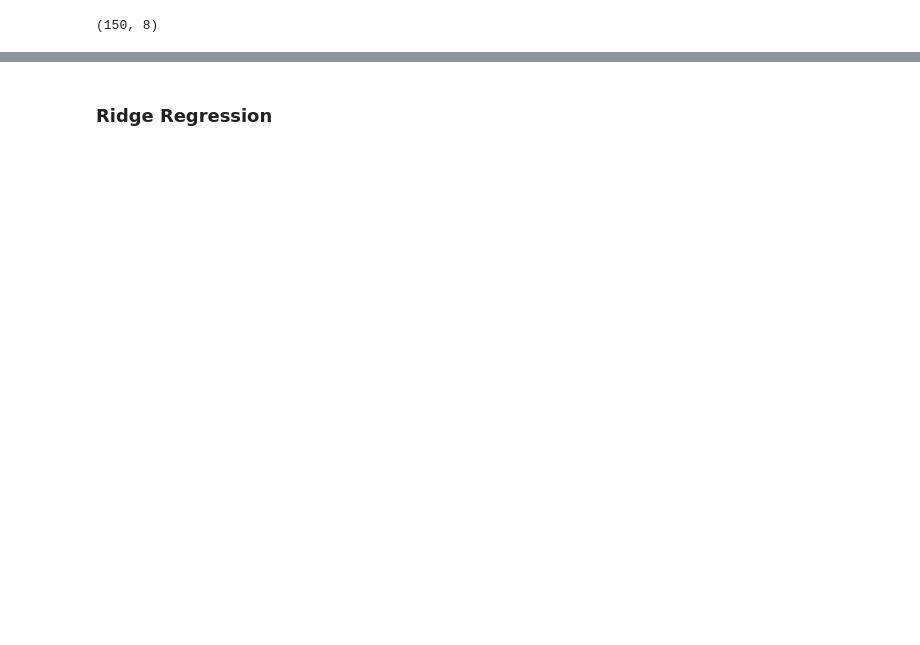
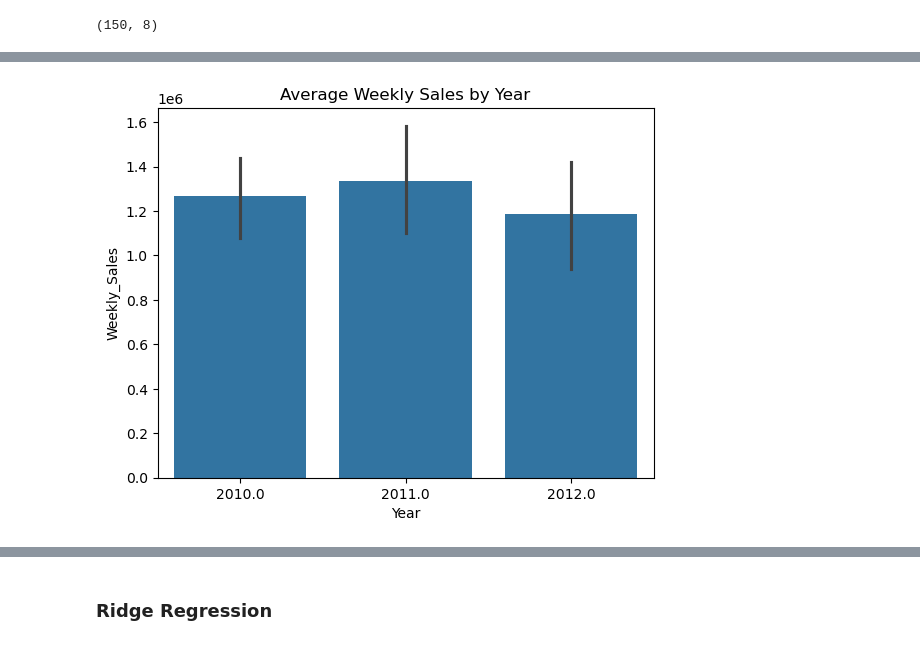
Before and after one commit to ValentinLhoteWork/PROJECTS-Supervised-Machine-Learning-Walmart, a Jupyter notebook: Project_supervised_Walmart.ipynb, the cells around one changed output, grey strips where cells are left out. Drawn from its saved outputs; the diff is of its cells as text; code cells hidden in the pictures; blank space fills up the shorter version.

```diff
--- a/Project_supervised_Walmart.ipynb
+++ b/Project_supervised_Walmart.ipynb
@@ -159,0 +148,6 @@ for x in numerical_cols:
+# %%
+sns.barplot(data=df, x="Year", y="Weekly_Sales")
+plt.title("Average Weekly Sales by Year")
+plt.show()
+# %% [output]
+[figure, added]
```
Also changed, not shown: parts of 126 cells of this notebook.
